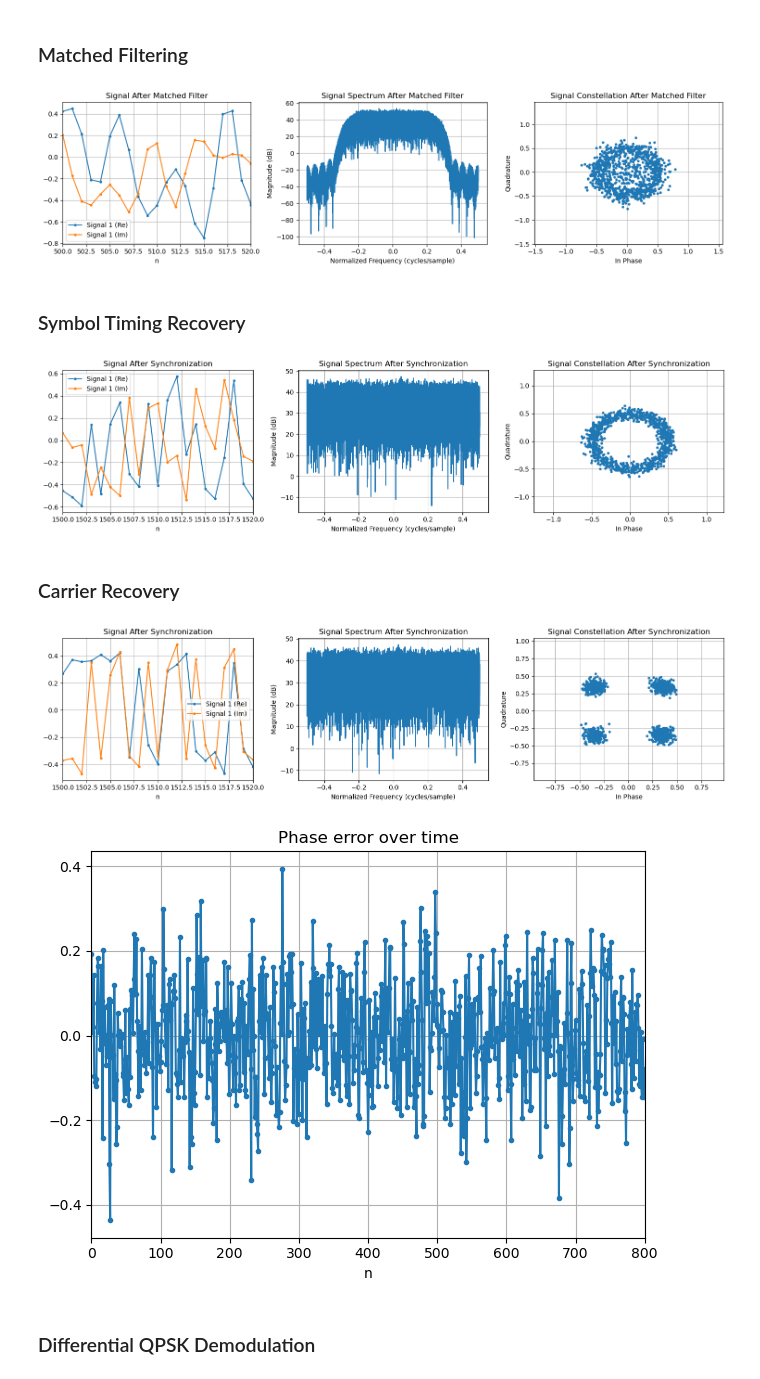
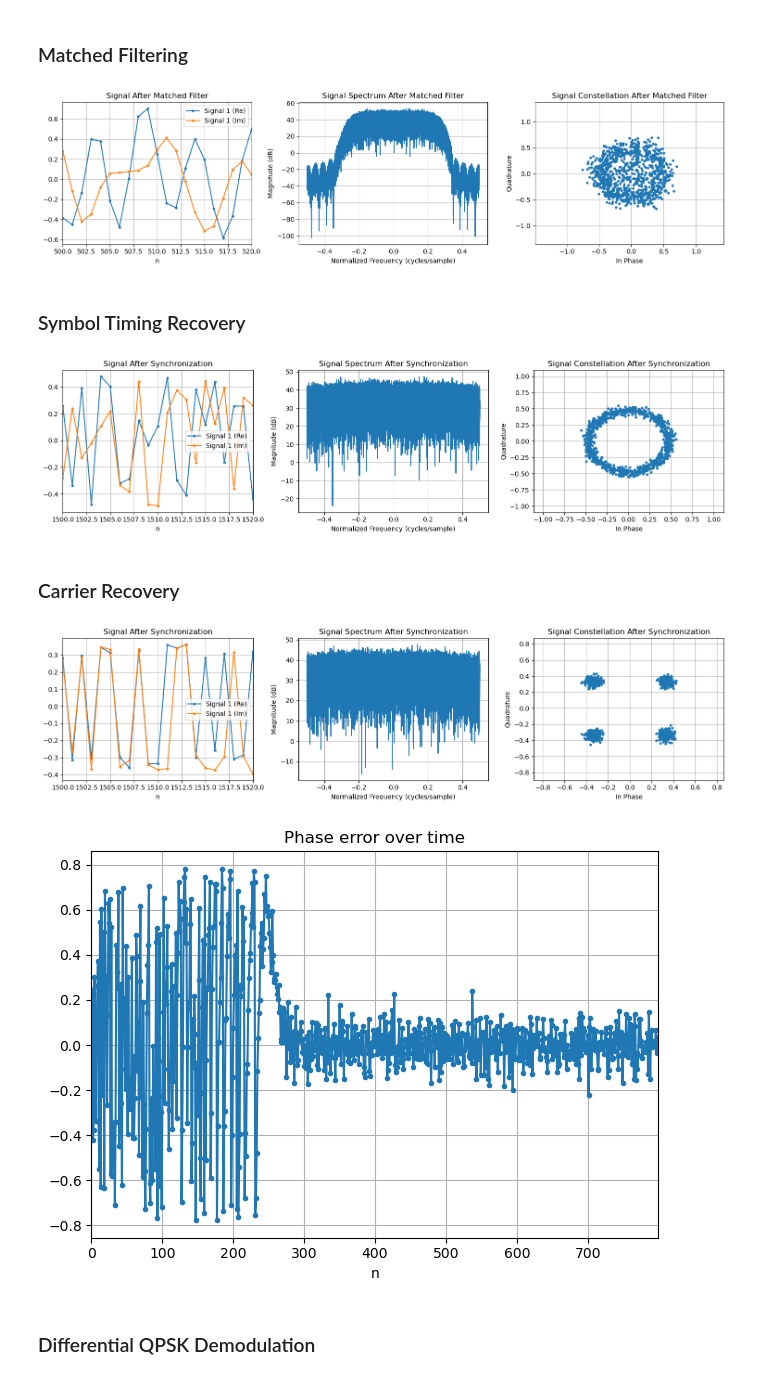
Before and after one commit to cddelong6626/sdr-notebooks, a Jupyter notebook: notebooks/qpsk_sim.ipynb, the cells around one changed output. Saved outputs shown, nothing was run; the diff lists cells and outputs as text; code cells hidden in the pictures.

```diff
--- a/notebooks/qpsk_sim.ipynb
+++ b/notebooks/qpsk_sim.ipynb
@@ -53,6 +53,9 @@ N_BITS = 10**5                      # number of bits to simulate
 N_SYMBOLS = int(N_BITS/2)           # qpsk: 2 bits/sample, IF differential coding: +1 symbol
 N_RRC_TAPS = SPS*10 + 1             # number of taps in rrc filter (10 on each side of center)
 SNR_DB = 20                         # channel SNR in dB
+STO = 0.3                           # fractional symbol timing offset
+CFO_PCT = 0.02                      # carrier frequency offset as a percentage of sample rate
+LOOP_BW = SPS/20                    # PLL loop bandwidth
 # %% [markdown]
 ### Bit generation
 # %%
@@ -122,19 +125,19 @@ fig, ax = vz.visualize(
 # %% [markdown]
 ### Channel Impairments
 # %%
-# Apply CFO
-# testing/realistic: 1-5%, aggressive: 10%
 sig_chan = np.empty_like(sig_tx).astype(np.complex64)
 
+# Apply CFO
+cfo_w = CFO_PCT * 2 * np.pi
 # sig_chan = pu.channel.apply_cfo(sig_tx, 0.05)
-cu.channel.apply_cfo(sig_tx, sig_chan, 0.05)
+cu.channel.apply_cfo(sig_tx, sig_chan, cfo_w)
 
 # Apply STO
-mu = 0.3
-sig_chan = pu.channel.apply_sto(sig_chan, mu)
+sig_chan = pu.channel.apply_sto(sig_chan, STO)
 
 # AWGN
 sig_chan = pu.channel.apply_awgn(sig_chan, SNR_DB)
+
 sig_rx = sig_chan
 
 fig, ax = vz.visualize(
@@ -165,7 +168,7 @@ fig, ax = vz.visualize(
     }
 );
 # %% [output]
-[figure, old version]
+[figure, new version]
 # %% [markdown]
 ### Symbol Timing Recovery
 # %%
@@ -181,10 +184,10 @@ cubic interpolation:
 - More accurate than lower order quadratic interpolaters
 """
 stc = pu.timing_recovery.GardnerSymbolTimingCorrector()
-symbols_sampled = stc.process(sig_matched)
+sym_sampled = stc.process(sig_matched)
 
 fig, ax = vz.visualize(
-    symbols_sampled,
+    sym_sampled,
     plots=('time', 'frequency', 'constellation'),
     plot_kwargs={
         'time': {'title': 'Signal After Synchronization', 'xlim': [1500, 1520]},
@@ -193,34 +196,33 @@ fig, ax = vz.visualize(
     }
 );
 # %% [output]
-[figure, old version]
+[figure, new version]
 # %% [markdown]
 ### Carrier Recovery
 # %%
 # 2nd Order Costas Loop
-loop_bw = 1/20
-sym_rot = np.empty_like(symbols_sampled, dtype=np.complex64)
-costas = cu.carrier_recovery.CostasLoopQPSK(loop_bw)
-costas.process(symbols_sampled, sym_rot)
+sym_rot = np.empty_like(sym_sampled, dtype=np.complex64)
+costas = cu.carrier_recovery.CostasLoopQPSK(LOOP_BW, error_history_size=N_SYMBOLS+1)
+costas.process(sym_sampled, sym_rot)
 
 
 # Visualize after carrier recovery
 fig, ax = vz.visualize(
     sym_rot,
     plots=('time', 'frequency', 'constellation'),
     plot_kwargs={
         'time': {'title': 'Signal After Synchronization', 'xlim': [1500, 1520]},
         'frequency': {'title': 'Signal Spectrum After Synchronization'},
         'constellation': {'title': 'Signal Constellation After Synchronization', 'xlim': [1500, 2500]}
     }
 );
 
-vz.plot_signal(costas.error_history, title='Phase error over time', xlim=[0, 800])
+vz.plot_signal(costas.error_history[0:800], title='Phase error over time')
 plt.tight_layout()
 plt.show()
 # %% [output]
-[figure, old version]
+[figure, new version]
-[figure, old version]
+[figure, new version]
 # %% [markdown]
 ### Differential QPSK Demodulation
 # %%
```
Also changed, not shown: parts of 6 cells of this notebook, 14 other files.
